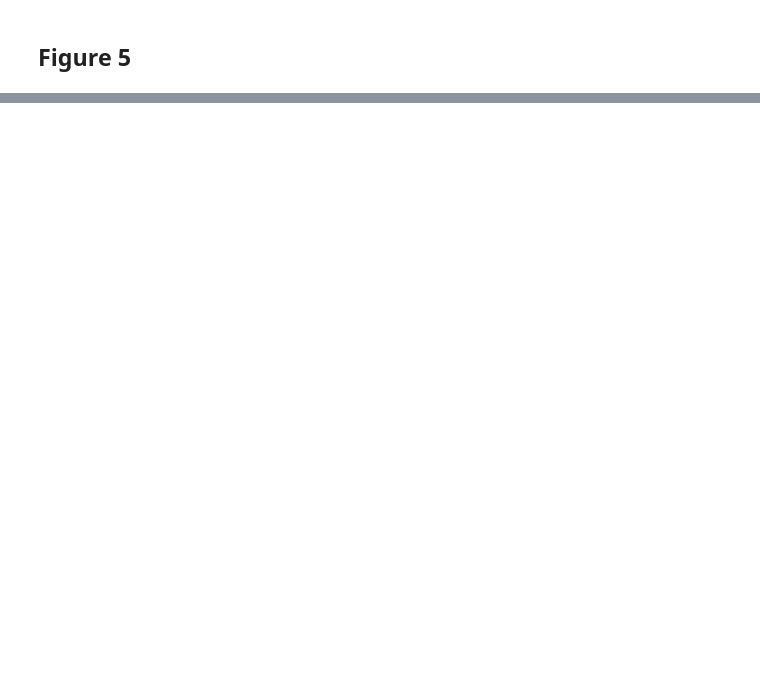
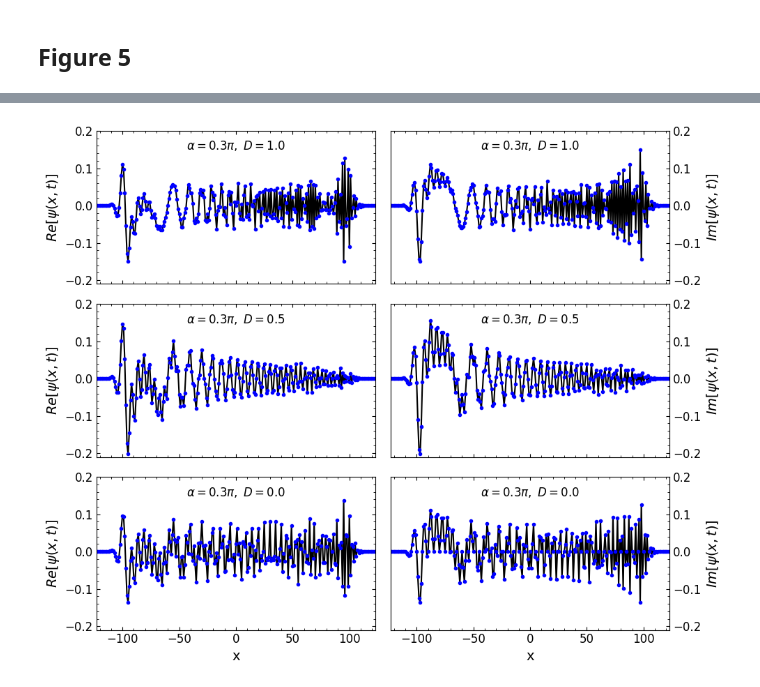
Before and after one commit to jefferson-jx/ctqw_bias_spreading_code, a Jupyter notebook: ctqw_bias_spreading_code.ipynb, the cells around one changed output, grey strips where cells are left out. Drawn from its saved outputs; the diff is of its cells as text; code cells hidden in the pictures; blank space fills up the shorter version.

```diff
--- a/ctqw_bias_spreading_code.ipynb
+++ b/ctqw_bias_spreading_code.ipynb
@@ -310,0 +559,100 @@ Plot_tcross_vs_alpha_simplified()
+# %%
+import numpy as np
+import matplotlib.pyplot as plt
+
+def plot_Func_matplotlib():
+    # Time domain
+    t_final = 50.0
+    t_span = [0.0, t_final]
+    t_values = np.linspace(t_span[0], t_span[1], 501)
+
+    # Lattice sites
+    N_sites_half = int(np.floor(4 * t_final))
+    sites = np.arange(-N_sites_half, N_sites_half + 1)
+    L = len(sites)
+
+    # Parameters
+    alpha = np.pi * 0.3
+    gamma = 1.0
+
+    # Initial states
+    H = setup_hamiltonian(L, alpha=alpha, gamma=gamma)
+    psi0_D_00 = create_initial_state(L, 0.0, N_sites_half)
+    psi0_D_05 = create_initial_state(L, 0.5, N_sites_half)
+    psi0_D_10 = create_initial_state(L, 1.0, N_sites_half)
+
+    # Numerical solutions
+    sol_D00 = run_numerical_simulation(H, psi0_D_00, t_span, t_values)
+    sol_D05 = run_numerical_simulation(H, psi0_D_05, t_span, t_values)
+    sol_D10 = run_numerical_simulation(H, psi0_D_10, t_span, t_values)
+
+    psi_num_final_D00 = sol_D00.y[:, -1]
+    psi_num_final_D05 = sol_D05.y[:, -1]
+    psi_num_final_D10 = sol_D10.y[:, -1]
+
+    # Analytical solutions
+    Psi_A_D00 = psi_analytical(sites, t_final, alpha, gamma, 0.0)
+    Psi_A_D05 = psi_analytical(sites, t_final, alpha, gamma, 0.5)
+    Psi_A_D10 = psi_analytical(sites, t_final, alpha, gamma, 1.0)
+
+    # Data list
+    D_list = [
+        (1.0, Psi_A_D10, psi_num_final_D10),
+        (0.5, Psi_A_D05, psi_num_final_D05),
+        (0.0, Psi_A_D00, psi_num_final_D00),
+    ]
+
+    # Figure setup
+    fig, axes = plt.subplots(
+        nrows=3, ncols=2,
+        figsize=(10, 8),
+        sharex=True
+    )
+
+    # Plotting loop
+    for i, (Dval, PsiA, PsiN) in enumerate(D_list):
+        ax_real = axes[i, 0]
+        ax_imag = axes[i, 1]
+
+        # Real part
+        ax_real.plot(sites, np.real(PsiA), label="Analytical", color='black')
+        ax_real.plot(sites, np.real(PsiN), label="Numerical", linestyle="", marker=".", color='blue')
+        ax_real.set_ylim(-0.21, 0.20)
+        ax_real.set_ylabel(r"$Re[\psi(x,t)]$")
+        ax_real.text(
+            0.5, 0.90,
+            rf"$\alpha=0.3\pi,\ D={Dval}$",
+            ha='center', va='center',
+            transform=ax_real.transAxes,
+            fontsize=12
+        )
+
+        # Imaginary part
+        ax_imag.plot(sites, np.imag(PsiA), label="Analytical", color='black')
+        ax_imag.plot(sites, np.imag(PsiN), label="Numerical", linestyle="", marker=".", color='blue')
+        ax_imag.set_ylim(-0.21, 0.20)
+        ax_imag.set_ylabel(r"$Im[\psi(x,t)]$")
+        ax_imag.yaxis.tick_right()
+        ax_imag.yaxis.set_label_position("right")
+        ax_imag.set_ylabel(r"$Im[\psi(x,t)]$")
+        ax_imag.text(
+            0.5, 0.90,
+            rf"$\alpha=0.3\pi,\ D={Dval}$",
+            ha='center', va='center',
+            transform=ax_imag.transAxes,
+            fontsize=12
+        )
+
+        # X labels only on last row
+        if i == 2:
+            ax_real.set_xlabel(r"x")
+            ax_imag.set_xlabel(r"x")
+
+    plt.tight_layout()
+    plt.xlim(-123, 123)
+    plt.show()
+
+# Execute
+plot_Func_matplotlib()
+# %% [output]
+[figure, added]
```
Also changed, not shown: parts of 11 cells of this notebook.
